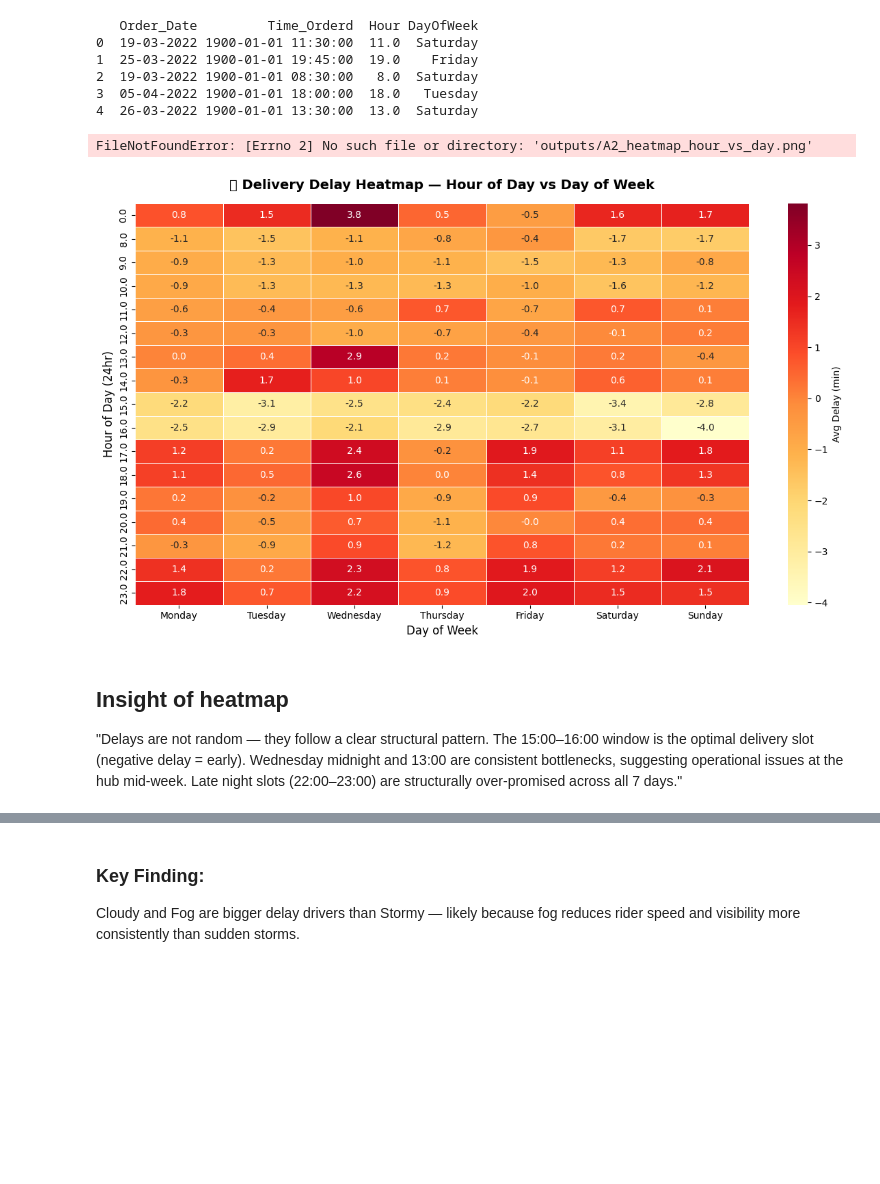
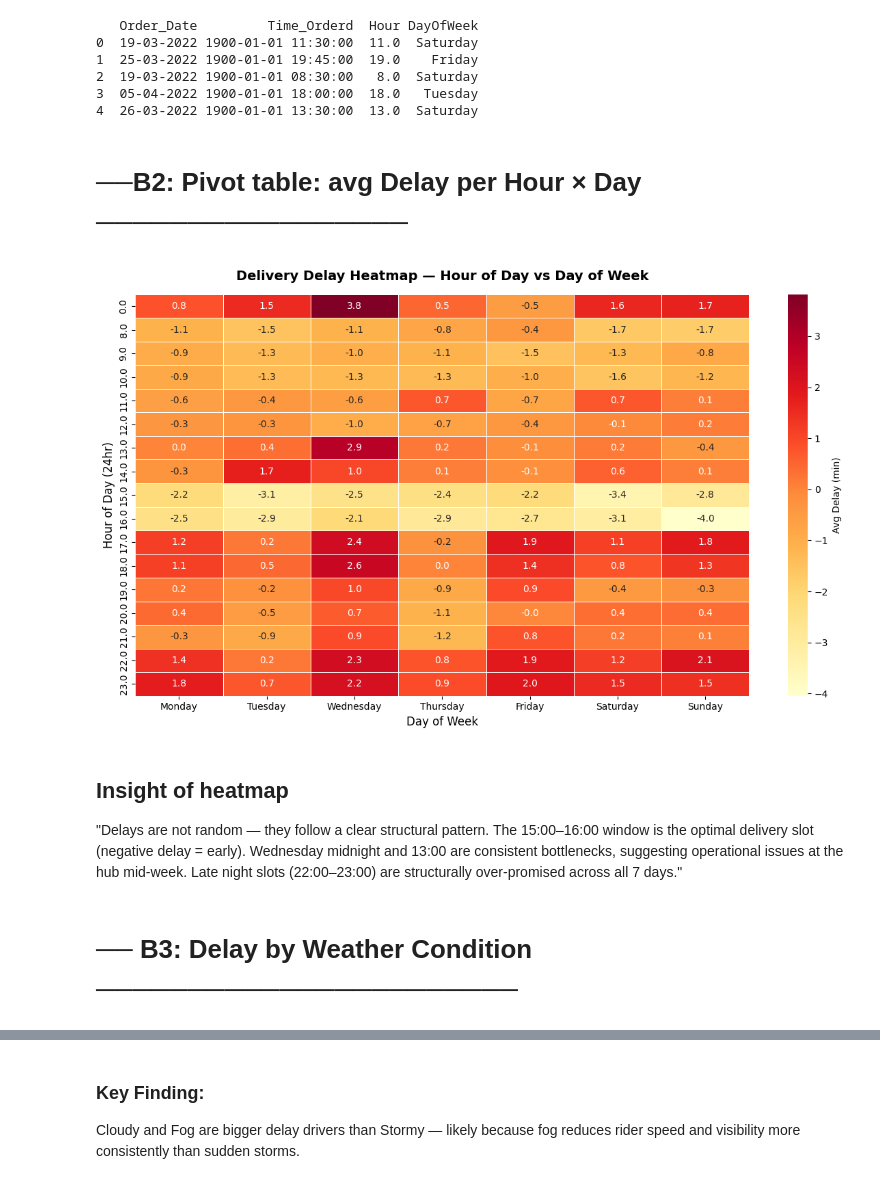
Before and after one commit to shubhmohan/Last-Mile-Delivery-Delay-Root-Cause-Analysis, a Jupyter notebook: notebook/Phase-B.ipynb, the cells around one changed output, grey strips where cells are left out. Saved outputs shown, nothing was run; the diff lists cells and outputs as text; code cells hidden in the pictures; blank space fills up the shorter version.

Commit message:
visuals_done

```diff
--- a/notebook/Phase-B.ipynb
+++ b/notebook/Phase-B.ipynb
@@ -37,39 +38,40 @@ print(df[['Order_Date', 'Time_Orderd', 'Hour', 'DayOfWeek']].head())
 2  19-03-2022 1900-01-01 08:30:00   8.0  Saturday
 3  05-04-2022 1900-01-01 18:00:00  18.0   Tuesday
 4  26-03-2022 1900-01-01 13:30:00  13.0  Saturday
+# %% [markdown]
+# ──B2: Pivot table: avg Delay per Hour × Day ─────────────────
 # %%
-# ── Pivot table: avg Delay per Hour × Day ─────────────────
 day_order = ['Monday','Tuesday','Wednesday','Thursday','Friday','Saturday','Sunday']
 
 pivot = df.pivot_table(
     values='Delay_Minutes',
     index='Hour',
     columns='DayOfWeek',
     aggfunc='mean'
-)[day_order]   # reorder columns Mon → Sun
+)[day_order]
 
-# ── Plot ──────────────────────────────────────────────────
 plt.figure(figsize=(12, 7))
 sns.heatmap(
     pivot,
-    cmap='YlOrRd',       # yellow = low delay, red = high delay
+    cmap='YlOrRd',
     annot=True,
     fmt='.1f',
     linewidths=0.5,
     linecolor='white',
     cbar_kws={'label': 'Avg Delay (min)'}
 )
-plt.title('⏰ Delivery Delay Heatmap — Hour of Day vs Day of Week',
+plt.title('Delivery Delay Heatmap — Hour of Day vs Day of Week',
           fontsize=14, fontweight='bold', pad=15)
 plt.xlabel('Day of Week', fontsize=12)
 plt.ylabel('Hour of Day (24hr)', fontsize=12)
 plt.tight_layout()
-plt.savefig('outputs/A2_heatmap_hour_vs_day.png', dpi=150)
+# plt.savefig('outputs/A2_heatmap_hour_vs_day.png', dpi=150)
 plt.show()
 # %% [output]
-FileNotFoundError: [Errno 2] No such file or directory: 'outputs/A2_heatmap_hour_vs_day.png'
-[figure, old version]
+[figure, new version]
 # %% [markdown]
 ## Insight of heatmap
 "Delays are not random — they follow a clear structural pattern. The 15:00–16:00 window is the optimal delivery slot (negative delay = early). Wednesday midnight and 13:00 are consistent bottlenecks, suggesting operational issues at the hub mid-week. Late night slots (22:00–23:00) are structurally over-promised across all 7 days."
+# %% [markdown]
+# ── B3: Delay by Weather Condition ───────────────────────
 # %%
```
Also changed, not shown: parts of 4 cells of this notebook.
